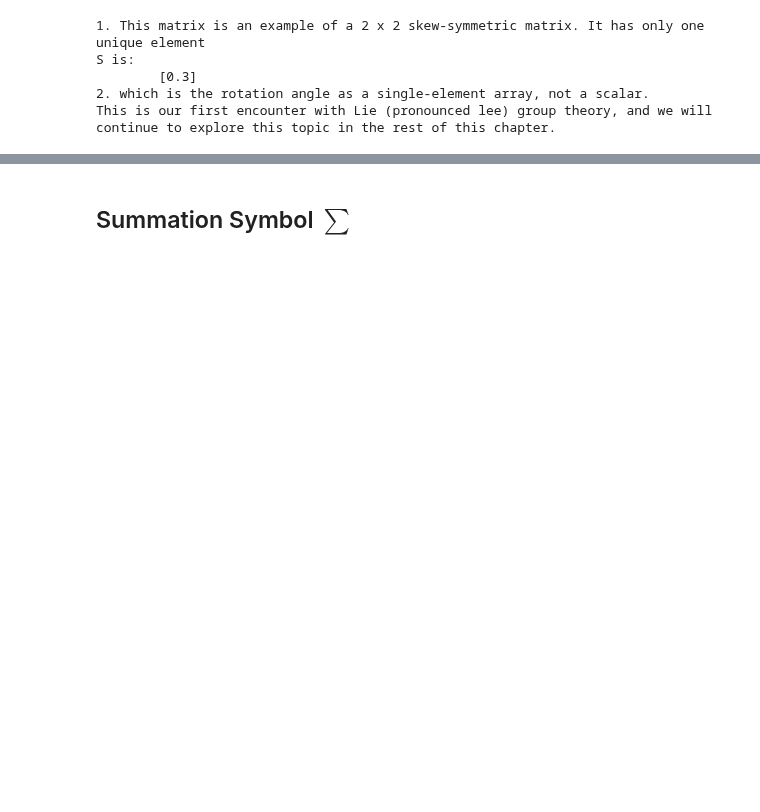
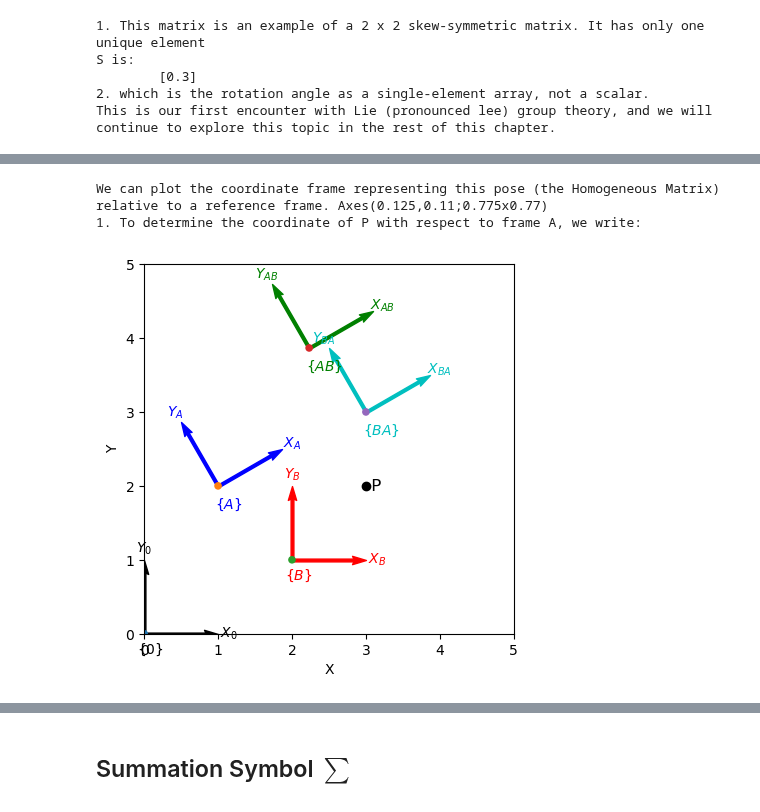
Before and after one commit to 4rtify/RoboticsJourney, a Jupyter notebook: Self_Study/1.AdvRobotics/AdvR.Chap2.ipynb, the cells around one changed output, grey strips where cells are left out. Saved outputs shown, nothing was run; the diff lists cells and outputs as text; code cells hidden in the pictures; blank space fills up the shorter version.

```diff
--- a/Self_Study/1.AdvRobotics/AdvR.Chap2.ipynb
+++ b/Self_Study/1.AdvRobotics/AdvR.Chap2.ipynb
@@ -294,0 +359,9 @@ This is our first encounter with Lie (pronounced lee) group theory, and we will
+# %%
+# help(transl2)
+print(f"1. Translation Matrix created below, this is a 2D relative pose, with a finite translation but zero rotation:")
+print(transl2(1,2))
+print(f"\n2. Rotation Matrix created below, with finite rotation but zero translation:")
+print(trot2(30,"deg"))
+print(f"\n3. Multiplying these matricies together, eg: composing these matricies together:")
+TA = transl2(1,2) @ trot2(30,"deg")
+transl2(1,2) @ trot2(30,"deg")
@@ -294,0 +383,21 @@ This is our first encounter with Lie (pronounced lee) group theory, and we will
+# %%
+print(f"We can plot the coordinate frame representing this pose (the Homogeneous Matrix) relative to a reference frame. {plotvol2([0,5])}")
+trplot2(transl2(0,0), frame="0", color="k")
+
+trplot2(TA, frame="A", color="b")
+
+TB = transl2(2,1)
+trplot2(TB, frame="B", color="r")
+
+TAB = TA @ TB
+trplot2(TAB, frame="AB", color="g")
+
+TBA = TB @ TA
+trplot2(TBA, frame="BA", color="c")
+
+P = np.array([3,2])
+plot_point(P, "ko", text="P")
+# %% [output]
+We can plot the coordinate frame representing this pose (the Homogeneous Matrix) relative to a reference frame. Axes(0.125,0.11;0.775x0.77)
+1. To determine the coordinate of P with respect to frame A, we write:
+[figure, added]
```
Also changed, not shown: parts of 19 cells of this notebook.
